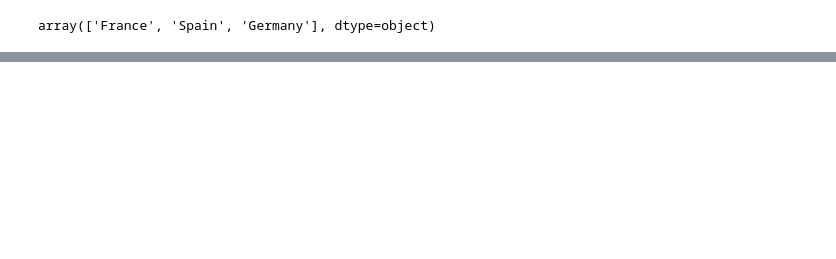
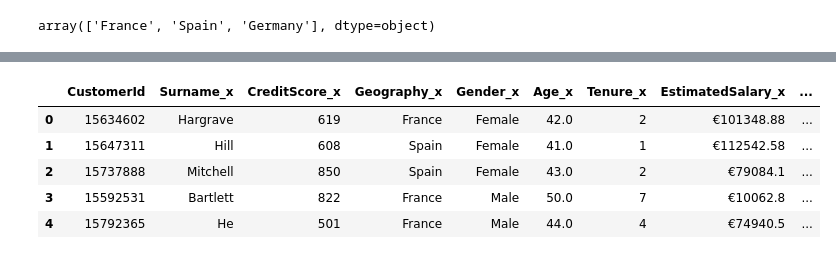
Before and after one commit to veniapputrii/Data-Analyst-using-Python, a Jupyter notebook: ETL_Products.ipynb, the cells around one changed output, grey strips where cells are left out. Cells and saved outputs as stored; diff of their text form; code cells hidden in the pictures; blank space fills up the shorter version.

```diff
--- a/ETL_Products.ipynb
+++ b/ETL_Products.ipynb
@@ -67,0 +77,10 @@ TypeError: list indices must be integers or slices, not list
+# %%
+result = pd.merge(data, data2n, on='CustomerId', how='inner')
+result.head()
+# %% [output]
+|  | CustomerId | Surname_x | CreditScore_x | Geography_x | Gender_x | Age_x | Tenure_x | EstimatedSalary_x | ... |
+| 0 | 15634602 | Hargrave | 619 | France | Female | 42.0 | 2 | €101348.88 | ... |
+| 1 | 15647311 | Hill | 608 | Spain | Female | 41.0 | 1 | €112542.58 | ... |
+| 2 | 15737888 | Mitchell | 850 | Spain | Female | 43.0 | 2 | €79084.1 | ... |
+| 3 | 15592531 | Bartlett | 822 | France | Male | 50.0 | 7 | €10062.8 | ... |
+| 4 | 15792365 | He | 501 | France | Male | 44.0 | 4 | €74940.5 | ... |
```
Also changed, not shown: parts of 10 cells of this notebook.
